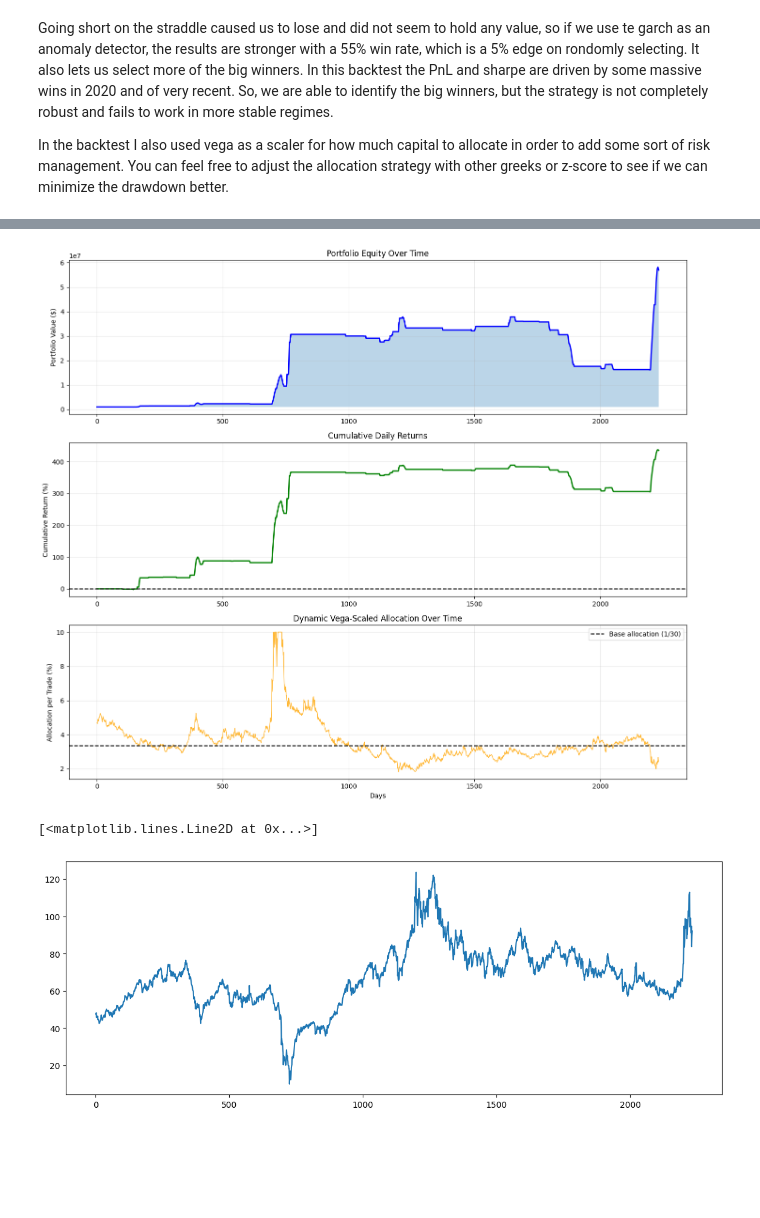
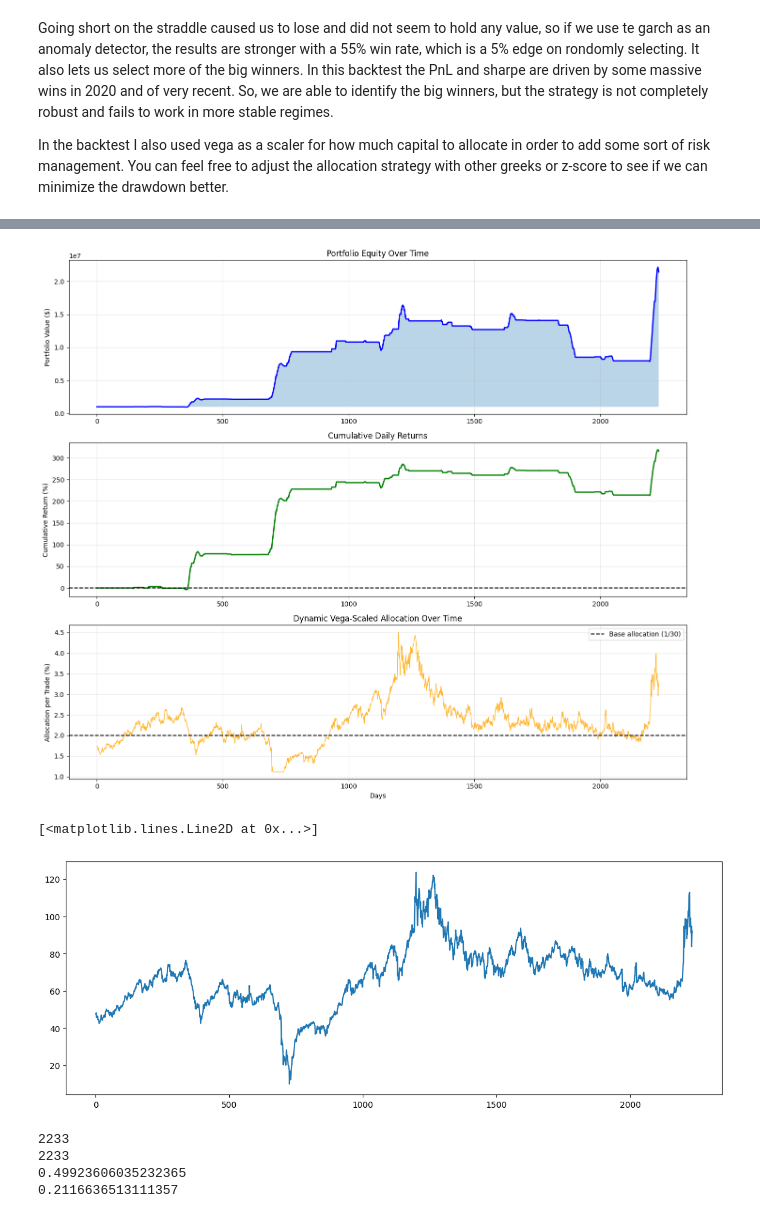
Before and after one commit to Hunter2832/MGT-6081-Options-Strategy, a Jupyter notebook: Strategy.ipynb, the cells around one changed output, grey strips where cells are left out. Saved outputs shown, nothing was run; the diff lists cells and outputs as text; code cells hidden in the pictures; blank space fills up the shorter version.

```diff
--- a/Strategy.ipynb
+++ b/Strategy.ipynb
@@ -42,7 +42,7 @@ from fredapi import Fred
 import datetime
 import numpy as np
 
-start = datetime.datetime(2005, 1, 1)
+start = datetime.datetime(2000, 1, 1)
 end = datetime.datetime(2026, 4, 22)
 fred = Fred(api_key="38cb01394acc36b6a9f9178338c51d8d")
 
@@ -61,7 +61,7 @@ import numpy as np
 from scipy.stats import norm
 
 def Oil_Pricer_Call(F, K, r, sigma, T=30/365):
-    d1 = (np.log(F / K) + (0.5 * sigma**2) * T) / (sigma * np.sqrt(T))
+    d1 = (np.log(F / K) + (r+ 0.5 * sigma**2) * T) / (sigma * np.sqrt(T))
     d2 = d1 - sigma * np.sqrt(T)
 
     call_price = np.exp(-r * T) * (F * norm.cdf(d1) - K * norm.cdf(d2))
@@ -69,7 +69,7 @@ def Oil_Pricer_Call(F, K, r, sigma, T=30/365):
     return call_price
 
 def Oil_Pricer_Put(F, K, r, sigma, T=30/365):
-    d1 = (np.log(F / K) + (0.5 * sigma**2) * T) / (sigma * np.sqrt(T))
+    d1 = (np.log(F / K) + (r+ 0.5 * sigma**2) * T) / (sigma * np.sqrt(T))
     d2 = d1 - sigma * np.sqrt(T)
 
     put_price = np.exp(-r * T) * (K * norm.cdf(-d2) - F * norm.cdf(-d1))
@@ -77,7 +77,7 @@ def Oil_Pricer_Put(F, K, r, sigma, T=30/365):
     return put_price
 
 def get_vega(F, K, r, sigma, T=30/365):
-    d1 = (np.log(F/K) + 0.5*sigma**2*T) / (sigma*np.sqrt(T))
+    d1 = (np.log(F/K) + (r+0.5*sigma**2*T)) / (sigma*np.sqrt(T))
     vega = F * np.exp(-r*T) * norm.pdf(d1) * np.sqrt(T)
     return vega
 
@@ -161,7 +161,7 @@ garch_mean_vol = garch_volatility.mean()
 
 oil_data = oil_data.iloc[split_idx:]
 oil_data['Forecested Vol'] = garch_volatility
-oil_data['Difference'] = oil_data['Oil_Vol'] - oil_data['Forecested Vol']
+oil_data['Difference'] = abs(oil_data['Oil_Vol'] - oil_data['Forecested Vol'])
 rolling_mean = oil_data['Difference'].rolling(window=150).mean()
 rolling_std = oil_data['Difference'].rolling(window=150).std()
 
@@ -249,11 +249,11 @@ oil_data['Realized_Move'] = np.abs(oil_data['Future_Price'] - oil_data['Strikes'
 oil_data['Straddle_Price'] = oil_data['ATM Call Price'] + oil_data['ATM Put Price']
 
 # Generate signals
-upper = 1.5
+upper = 1
 lower = -2.5
 oil_data['Signal'] = 0
 oil_data.loc[oil_data['Z_Score'] > upper, 'Signal'] = 1
-oil_data.loc[oil_data['Z_Score'] < lower, 'Signal'] = 1
+#oil_data.loc[oil_data['Z_Score'] < lower, 'Signal'] = 1
 
 # Calculate P&L per contract (dollar gain/loss)
 oil_data['PnL'] = 0.0
@@ -264,12 +264,12 @@ oil_data.loc[oil_data['Signal'] == -1, 'PnL'] = oil_data['Straddle_Price'] - oil
 oil_data['Trade_Return'] = oil_data['PnL'] / oil_data['Straddle_Price']
 
 # Filter valid trades
-valid_trades = oil_data.loc[(oil_data['Straddle_Price'] > 0) & (~oil_data['Future_Price'].isna()) & (oil_data['Signal'] != 0)].copy()
-
+#valid_trades = oil_data.loc[(oil_data['Straddle_Price'] > 0) & (~oil_data['Future_Price'].isna()) & (oil_data['Signal'] != 0)].copy()
+valid_trades = oil_data.copy()
 returns = valid_trades['Trade_Return'].dropna()
 
 # Annualize assuming ~8.4 trades per year (252 days / 30-day holding)
-trades_per_year = 252 / 30
+trades_per_year = 252/30
 sharpe = np.sqrt(trades_per_year) * returns.mean() / returns.std()
 
 print('Mean Return per Trade:', returns.mean())
@@ -567,30 +586,31 @@ df = df.sort_index().reset_index(drop=True)
 HOLD_DAYS = 30
 INITIAL_CAPITAL = 1_000_000
 MAX_POSITIONS = 30
-TCOST = 0
+TCOST = 0.00
 
 df['Future_Price'] = df['Oil_Price'].shift(-HOLD_DAYS)
 df['Straddle_Price'] = df['ATM Call Price'] + df['ATM Put Price']
 
 # Signal
-upper = 1.5
+upper = 1
 lower = -2.5
 
 df['Signal'] = 0
-df.loc[df['Z_Score'] < lower, 'Signal'] = 1
+#df.loc[df['Z_Score'] < lower, 'Signal'] = -1
 df.loc[df['Z_Score'] > upper, 'Signal'] = 1
 
-def vega_scaled_allocation(vega, z_score, base_alloc=1/30, baseline_vega=None):
+def vega_scaled_allocation(vega, z_score, base_alloc=1/50, baseline_vega=None):
     if baseline_vega is None or vega <= 0 or baseline_vega <= 0:
         vega_scalar = 1.0
     else:
-        vega_scalar = np.clip(baseline_vega / vega, 0.5, 3.0)
+        vega_scalar = np.clip(vega/ baseline_vega, 0.1, 5.0)
 
     raw_alloc = base_alloc * vega_scalar
 
-    return np.clip(raw_alloc, 1/90, 1/10)
+    return np.clip(raw_alloc, 1/90, 1/15)
 
-baseline_vega = df['Vega'].median()
+baseline_vega = df['Vega'].rolling(window=120, min_periods=1).median()
+#baseline_vega = df['Vega'].median()
 
 trades = []
 for i in range(len(df) - HOLD_DAYS):
@@ -603,7 +623,8 @@ for i in range(len(df) - HOLD_DAYS):
     if pd.isna(df.iloc[i + HOLD_DAYS]['Oil_Price']):
         continue
 
-    alloc = vega_scaled_allocation(vega=row['Vega'], z_score=row['Z_Score'], baseline_vega=baseline_vega)
+    baseline = baseline_vega.iloc[i]
+    alloc = vega_scaled_allocation(vega=row['Vega'], z_score=row['Z_Score'], baseline_vega=baseline)
 
     trades.append({
         'entry_idx': i,
@@ -692,6 +713,7 @@ else:
         win_rate = num_wins / len(pnl_df)
 
         # Sharpe on daily equity curve — reflects actual allocation sizing
+        #print(returns)
         sharpe_lev = np.sqrt(252) * returns.mean() / returns.std() if returns.std() > 0 else 0
 
         avg_return_pct = pnl_df['pnl_pct'].mean()
@@ -701,6 +723,14 @@ else:
         cum_max = equity_series.cummax()
         drawdown = (equity_series - cum_max) / cum_max
         mdd = drawdown.min()
+
+        negative_returns = returns[returns < 0]
+        downside_std_lev = negative_returns.std() if len(negative_returns) > 0 else 0
+        sortino_lev = (np.sqrt(252) * returns.mean() / downside_std_lev) if downside_std_lev > 0 else 0
+
+        negative_pnl = pnl_df[pnl_df['pnl_pct'] < 0]['pnl_pct']
+        downside_std_raw = negative_pnl.std() if len(negative_pnl) > 0 else 0
+        sortino_raw = (np.sqrt(trades_per_year) * avg_return_pct / downside_std_raw) if downside_std_raw > 0 else 0
 
         total_return = (equity_series.iloc[-1] - INITIAL_CAPITAL) / INITIAL_CAPITAL
         num_trades = len(trades)
@@ -719,8 +749,10 @@ else:
         print(f"Win Rate (% return):   {win_rate:>20.1%}")
         print(f"Avg Return/Trade:      {avg_return_pct:>20.2%}")
         print(f"Avg Allocation/Trade:  {avg_alloc:>20.2%}")
-        print(f"\nRaw Sharpe Ratio:     {sharpe:>20.2f}")
-        print(f"Realized Sharpe Ratio:{sharpe_lev:>20.2f}")
+        print(f"\nRaw Sharpe Ratio:      {sharpe:>20.2f}")
+        print(f"Realized Sharpe Ratio: {sharpe_lev:>20.2f}")
+        print(f"Raw Sortino Ratio:     {sortino_raw:>20.2f}")
+        print(f"Realized Sortino Ratio:{sortino_lev:>20.2f}")
         print(f"Max Drawdown:          {mdd:>20.2%}")
         print("="*70)
 
@@ -739,11 +771,11 @@ else:
         axes[1].grid(True, alpha=0.3)
 
         alloc_series = pd.Series([
-            vega_scaled_allocation(df.iloc[i]['Vega'], df.iloc[i]['Z_Score'], baseline_vega=baseline_vega)
+            vega_scaled_allocation(df.iloc[i]['Vega'], df.iloc[i]['Z_Score'], baseline_vega=baseline)
             for i in range(len(df))
         ])
         axes[2].plot(alloc_series * 100, linewidth=1, color='orange', alpha=0.8)
-        axes[2].axhline(y=(1/30)*100, color='black', linestyle='--', label='Base allocation (1/30)')
+        axes[2].axhline(y=(1/50)*100, color='black', linestyle='--', label='Base allocation (1/30)')
         axes[2].set_xlabel('Days')
         axes[2].set_ylabel('Allocation per Trade (%)')
         axes[2].set_title('Dynamic Vega-Scaled Allocation Over Time')
@@ -775,4 +809,14 @@ Max Drawdown:                       -57.26%
 ======================================================================
-[figure, old version]
+[figure, new version]
 [<matplotlib.lines.Line2D at 0x...>]
 [figure]
+# %%
+print(len(returns))
+print(len(valid_trades['Trade_Return']))
+print(returns.mean() * 252)
+print(returns.std() * np.sqrt(252))
+# %% [output]
+2233
+2233
+0.49923606035232365
+0.2116636513111357
```
Also changed, not shown: parts of 7 cells of this notebook.
